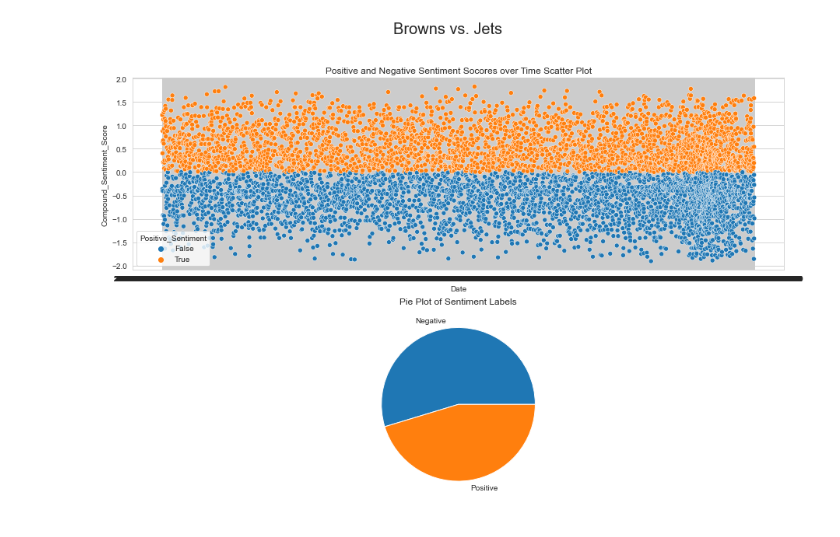
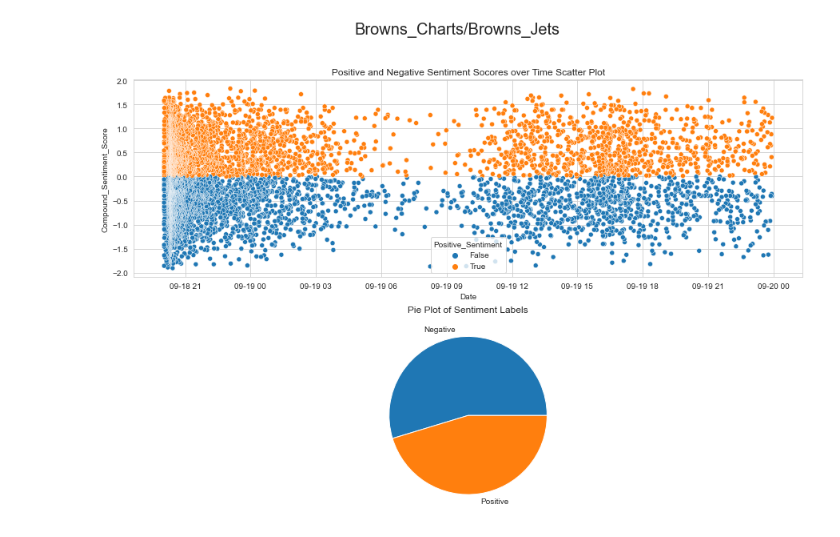
Before and after one commit to CAGeorge0418/CSCI4502_Project, a Jupyter notebook: Browns_Charts.ipynb, the cells around one changed output. Drawn from its saved outputs; the diff is of its cells as text; code cells hidden in the pictures.

```diff
--- a/Browns_Charts.ipynb
+++ b/Browns_Charts.ipynb
@@ -6,5 +6,5 @@ import os
 # %%
 browns_csvs = os.listdir('Browns_CSVs')
 browns_dfs = [pd.read_csv('Browns_CSVs/'+csv) for csv in browns_csvs]
-jags_csvs = os.listdir('Jaguars_CSVs')
-jags_dfs = [pd.read_csv('Jaguars_CSVs/'+csv) for csv in jags_csvs]
+for df in browns_dfs:
+    df['Date'] = pd.to_datetime(df['Date'])
@@ -113,5 +55,5 @@ make_scatter_and_pie_figure(browns_dfs[2], 'Browns vs. Panthers')
 # %%
-make_scatter_and_pie_figure(browns_dfs[3], 'Browns vs. Jets')
+make_scatter_and_pie_figure(browns_dfs[3], 'Browns_Charts/Browns_Jets', save=True)
 # %% [output]
-[figure, old version]
+[figure, new version]
 # %%
```
Also changed, not shown: parts of 25 cells of this notebook, 32 other files.
